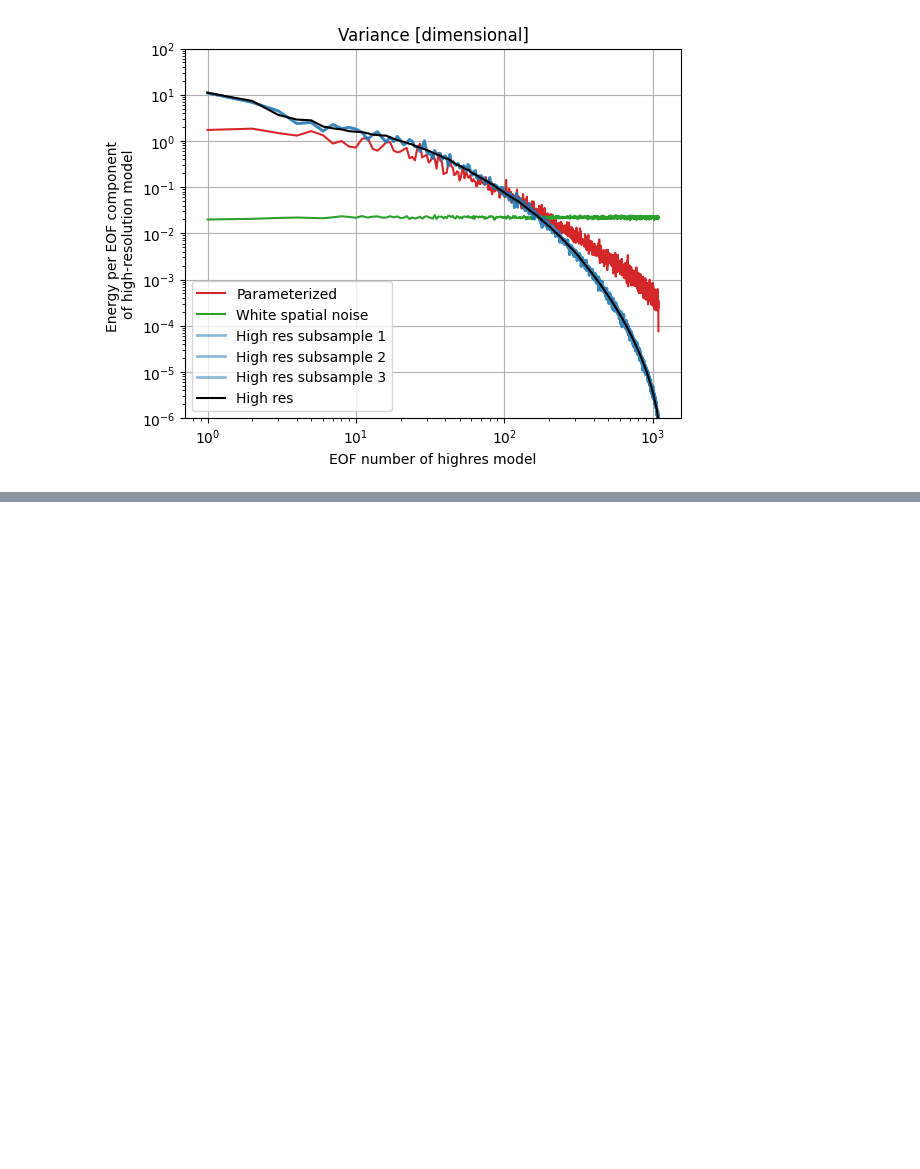
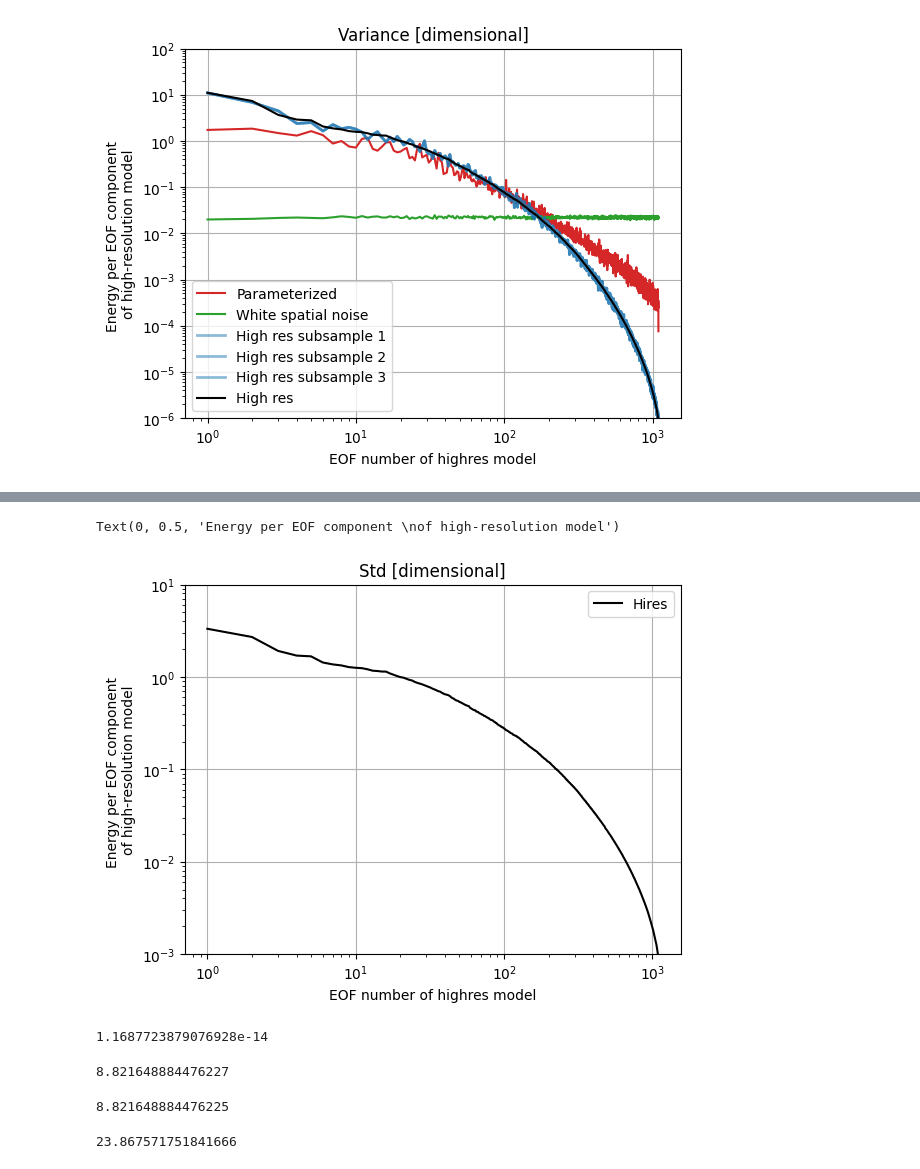
Before and after one commit to m2lines/calibration-MOM6, a Jupyter notebook: notebooks/PCA_loss_function.ipynb, the cells around one changed output, grey strips where cells are left out. Cells and saved outputs as stored; diff of their text form; code cells hidden in the pictures; blank space fills up the shorter version.

```diff
--- a/notebooks/PCA_loss_function.ipynb
+++ b/notebooks/PCA_loss_function.ipynb
@@ -432,0 +494,21 @@ Text(0, 0.5, 'Energy per EOF component \nof high-resolution model')
+# %%
+plt.plot(np.arange(1,Nt+1),np.sqrt(Power), label='Hires', color='k')
+plt.title('Std [dimensional]')
+plt.xlabel('EOF number of highres model')
+plt.xscale('log')
+plt.grid()
+plt.legend()
+plt.yscale('log')
+plt.ylim([1e-3,1e+1])
+plt.ylabel('Energy per EOF component \nof high-resolution model')
+# %% [output]
+Text(0, 0.5, 'Energy per EOF component \nof high-resolution model')
+[figure, added]
+# %%
+np.linalg.norm(Power - svd_true.S**2/Nt)
+# %% [output]
+1.1687723879076928e-14
+# %%
+np.linalg.norm(np.sqrt(Power))
+# %% [output]
+8.821648884476227
@@ -432,0 +517,9 @@ Text(0, 0.5, 'Energy per EOF component \nof high-resolution model')
+# %%
+np.linalg.norm(normalized_e_std)
+# %% [output]
+8.821648884476225
+# %%
+# Comparable to e_mean. Although slightly less as e_mean has more structure
+np.linalg.norm(dataset['e_mean'].isel(zi=0))
+# %% [output]
+23.867571751841666
```
Also changed, not shown: parts of 22 cells of this notebook.
